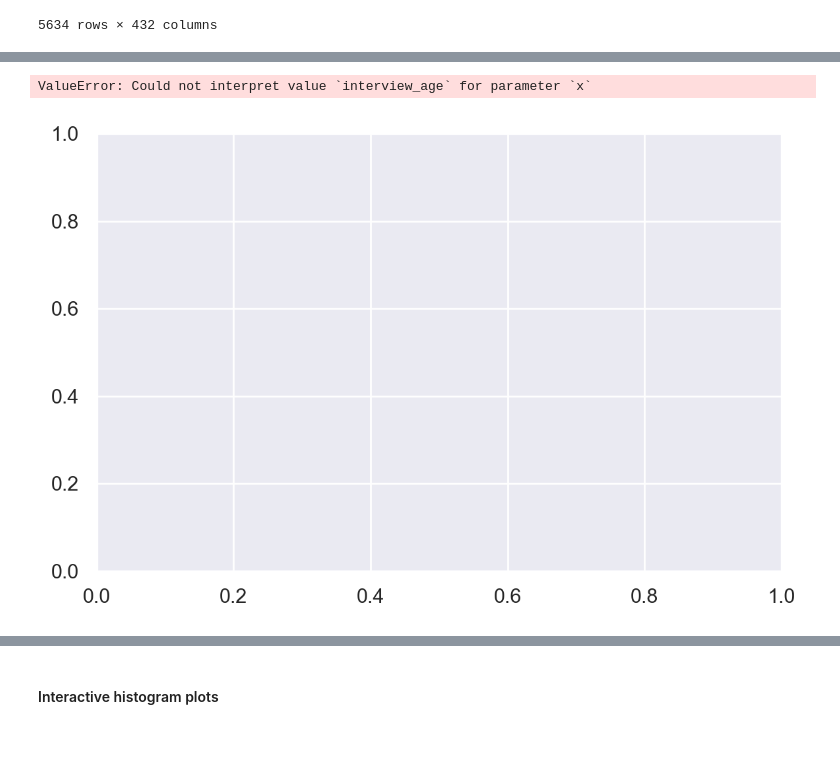
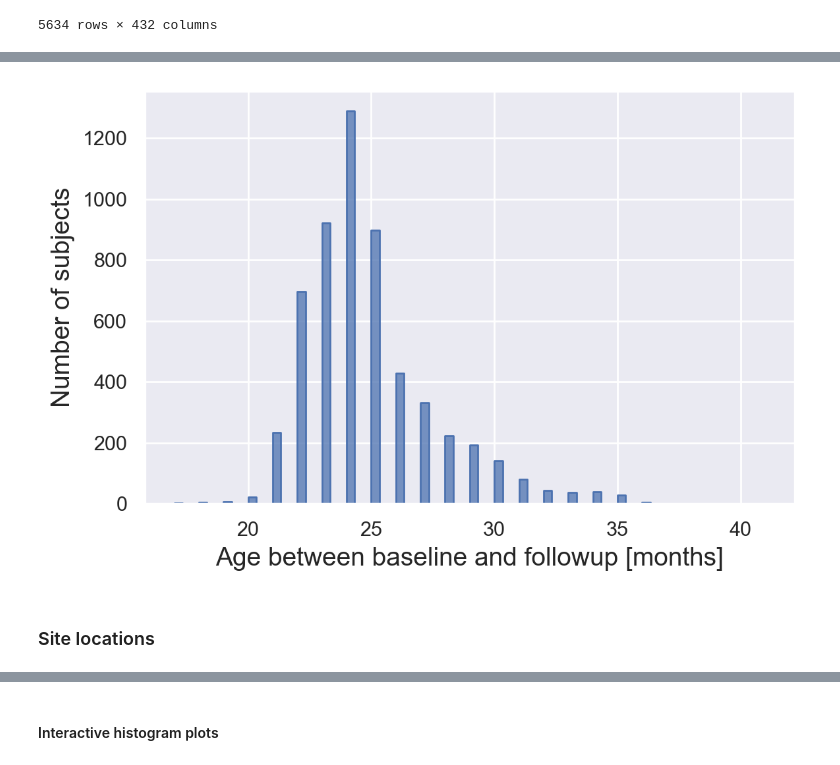
Before and after one commit to aliceheiman/psyc221courseproject, a Jupyter notebook: experiments/EDA.ipynb, the cells around one changed output, grey strips where cells are left out. Saved outputs shown, nothing was run; the diff lists cells and outputs as text; code cells hidden in the pictures.

```diff
--- a/experiments/EDA.ipynb
+++ b/experiments/EDA.ipynb
@@ -184,12 +201,6 @@ baseline_c_stop_go
 5634 rows × 432 columns
 # %%
 diff = followup_c_stop_go["interview_age"] - baseline_c_stop_go["interview_age"]
-
 diff = baseline_c_stop_go[["src_subject_id", "interview_age"]]
-diff["diff"] = diff.apply(
-    lambda row: 1
-)
-
-
-
-#  - followup_c_stop_go.loc[followup_c_stop_go["src_subject_id"] == row["src_subject_id"]]["interview_age"]
+diff = diff.merge(followup_c_stop_go[["src_subject_id", "interview_age"]], on=["src_subject_id"])
+diff["diff"] = diff["interview_age_y"] - diff["interview_age_x"]
@@ -218,13 +207,15 @@ diff
 # %%
 def age_difference_histogram():
     fig, ax = plt.subplots(dpi=200, figsize=(6,4))
-    sns.histplot(diff, x="interview_age", hue="demo_sex_v2", element="step", ax=ax)
-    ax.set_xlabel("df", fontsize=14)
+    sns.histplot(diff, x="diff", element="step", ax=ax)
+    ax.set_xlabel("Age between baseline and followup [months]", fontsize=14)
     ax.set_ylabel("Number of subjects", fontsize=14)
     plt.tight_layout()
+    plt.savefig("../figures/agediffplot.jpg")
     plt.show()
 
 age_difference_histogram()
 # %% [output]
-ValueError: Could not interpret value `interview_age` for parameter `x`
-[figure, old version]
+[figure, new version]
+# %% [markdown]
+### Site locations
```
Also changed, not shown: parts of 11 cells of this notebook, 6 other files.
